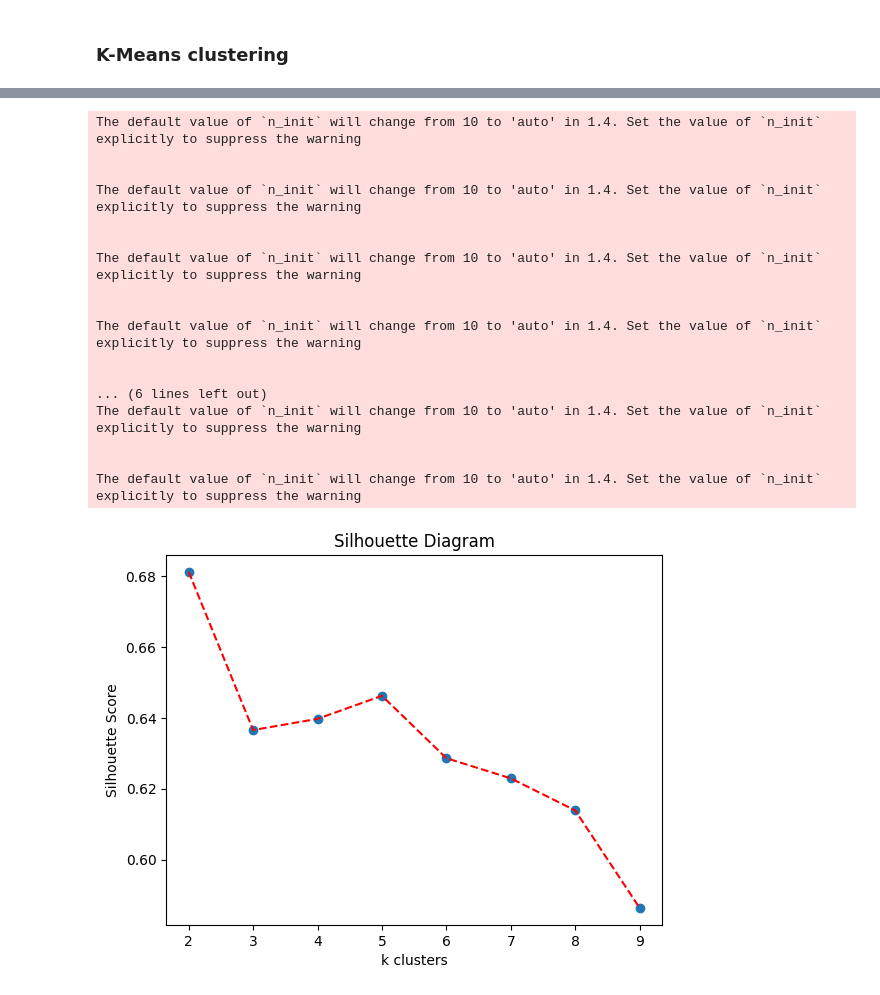
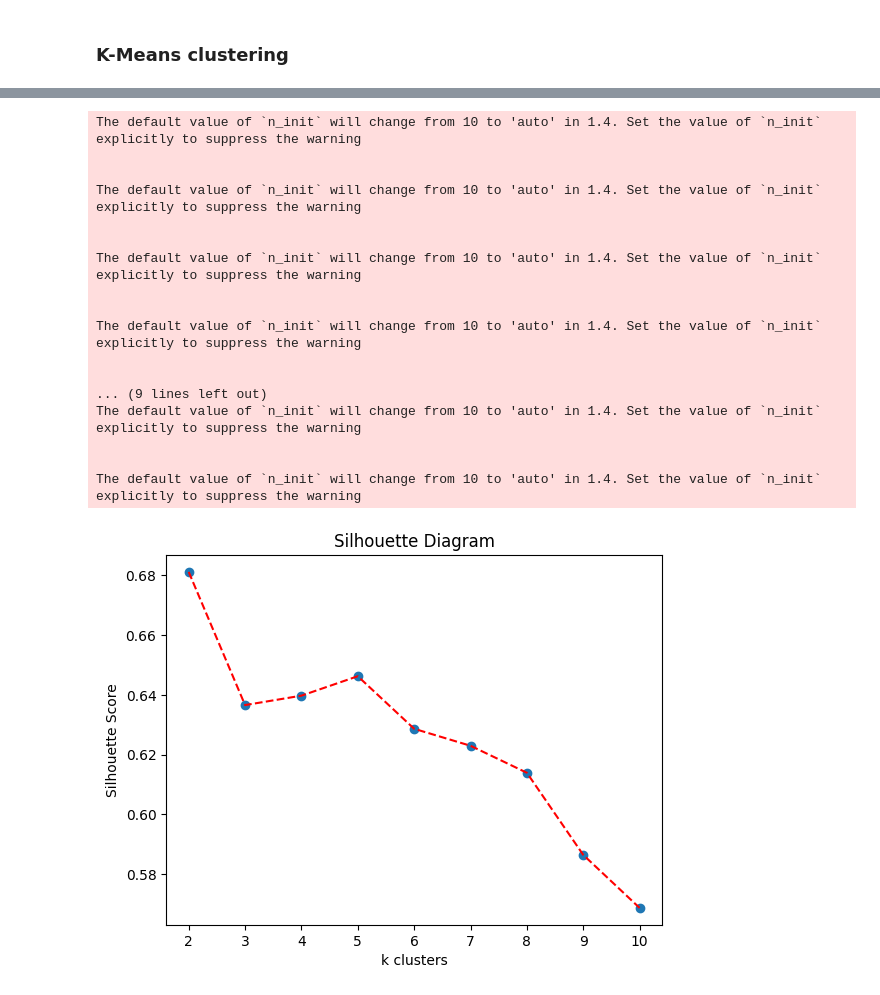
Before and after one commit to riziuzi/ASD_Unsupervised_Subgroup_Discovery, a Jupyter notebook: main.ipynb, the cells around one changed output, grey strips where cells are left out. Saved outputs shown, nothing was run; the diff lists cells and outputs as text; code cells hidden in the pictures.

```diff
--- a/main.ipynb
+++ b/main.ipynb
@@ -46,6 +46,6 @@ from sklearn.cluster import KMeans
 
 
 
-kmeans = KMeans (n_clusters = 5)
+kmeans = KMeans (n_clusters = 5 , n_init = 3)
 kmeans.fit(X)
 # %% [output]
@@ -70,35 +68,35 @@ lis = []
 lis_num = []
 
 for i in range(2,11) :
-    kmeans1 = KMeans(n_clusters = i)
+    kmeans1 = KMeans(n_clusters = i , n_init = 3)
     kmeans1.fit(X)
     lis.append(silhouette_score(X, kmeans1.labels_))
     lis_num.append(i)
 
 plt.plot(lis_num ,lis , "r--")
 plt.scatter(lis_num, lis)
 plt.xlabel("k clusters")
 plt.ylabel("Silhouette Score")
 plt.title("Silhouette Diagram")
 plt.show()
 
 # Optimum no .of clusters , where silhouete score s maximum  , is 2 , 4 OR 5 .
 # %% [output]
 The default value of `n_init` will change from 10 to 'auto' in 1.4. Set the value of `n_init` explicitly to suppress the warning
 
 
 The default value of `n_init` will change from 10 to 'auto' in 1.4. Set the value of `n_init` explicitly to suppress the warning
 
 
 The default value of `n_init` will change from 10 to 'auto' in 1.4. Set the value of `n_init` explicitly to suppress the warning
 
 
 The default value of `n_init` will change from 10 to 'auto' in 1.4. Set the value of `n_init` explicitly to suppress the warning
 
 
-... (6 lines left out)
+... (9 lines left out)
 The default value of `n_init` will change from 10 to 'auto' in 1.4. Set the value of `n_init` explicitly to suppress the warning
 
 
 The default value of `n_init` will change from 10 to 'auto' in 1.4. Set the value of `n_init` explicitly to suppress the warning
-[figure, old version]
+[figure, new version]
```
Also changed, not shown: parts of 2 cells of this notebook.
